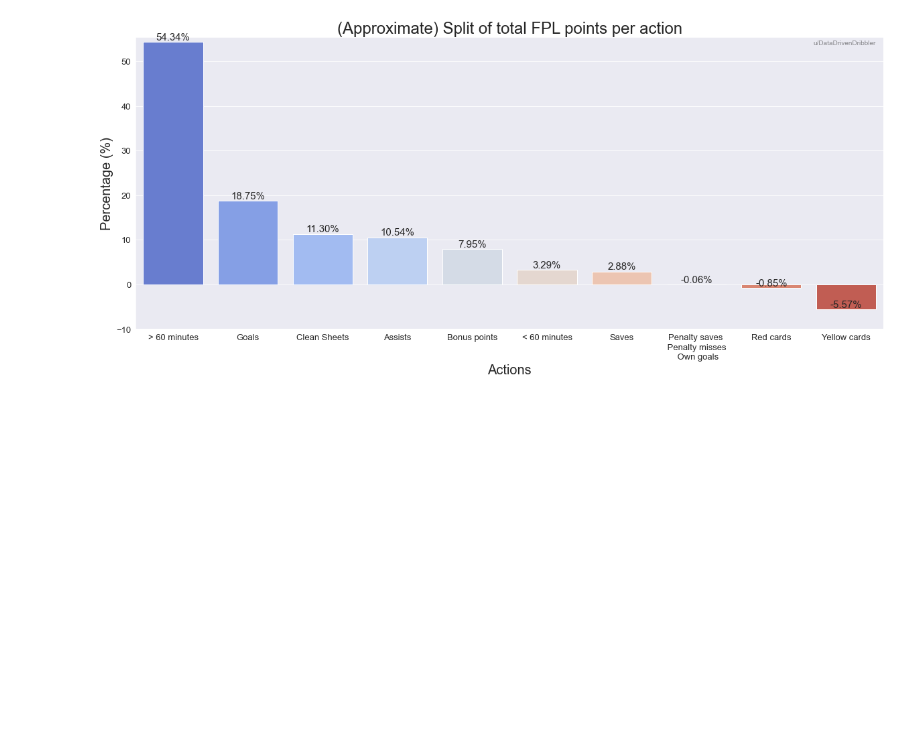
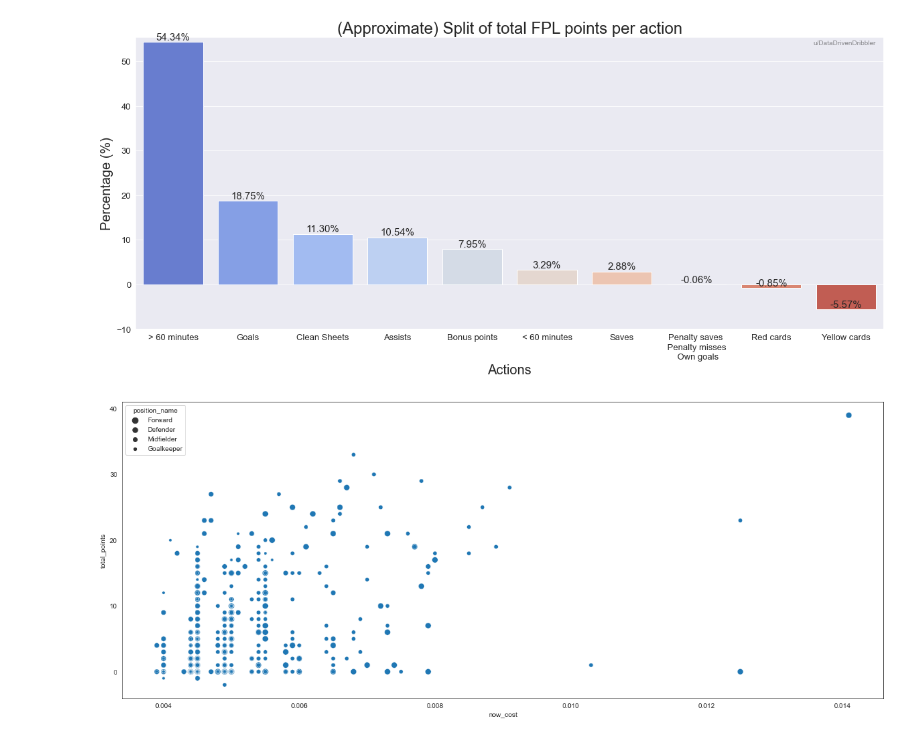
Before and after one commit to JedrzejSarna/fpl_analysis, a Jupyter notebook: FPL_analysis.ipynb, the cells around one changed output. Cells and saved outputs as stored; diff of their text form; code cells hidden in the pictures; blank space fills up the shorter version.

Commit message:
new plot

```diff
--- a/FPL_analysis.ipynb
+++ b/FPL_analysis.ipynb
@@ -409,6 +409,11 @@ position_colors = {
     "Midfielder": "#27AE60",
     "Forward": "#FF5733"
 }
+# %%
+for club in premier_league_colors_list:
+    for row in final_dataset['team_name']:
+        if club[0] == row:
+            final_dataset.loc[final_dataset['team_name'] == row, 'color'] = club[1]
 # %%
 def barplot_fplpoints_per_club(save = False):
     '''creates barplot displaying sum of fpl points gained per club'''
@@ -633,3 +629,18 @@ def barplot_fplpoints_split(save = False):
 barplot_fplpoints_split(save = True)
 # %% [output]
 [figure]
+# %%
+def scatterplot_price_vs_points(save=False):
+    '''creates scatterplot displaying price vs points for each club and each position'''
+
+    sns.set_style("white")
+    plt.figure(figsize=(20, 8))
+
+    final_dataset['now_cost'] = final_dataset['now_cost']/10
+
+    sns.scatterplot(x='now_cost', y='total_points', size = 'position_name', data = final_dataset)
+    plt.show()
+# %%
+scatterplot_price_vs_points()
+# %% [output]
+[figure, added]
```
Also changed, not shown: parts of 5 cells of this notebook.
